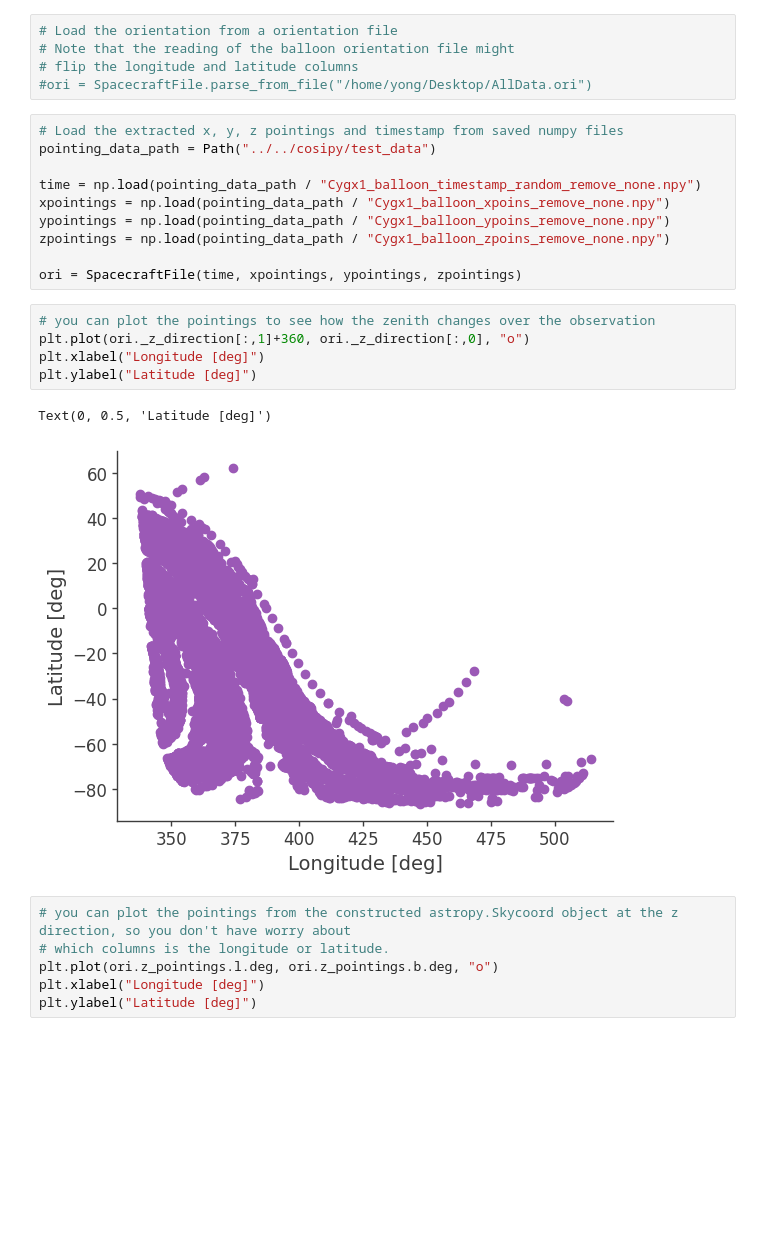
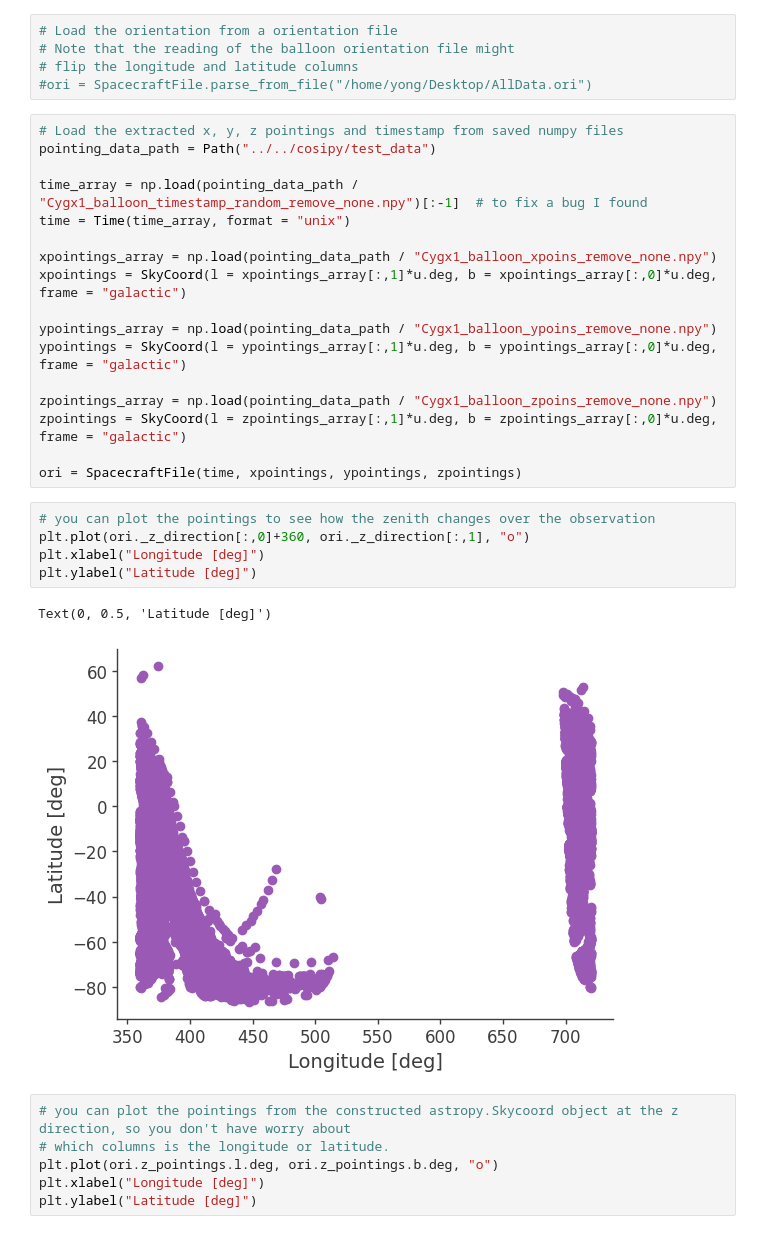
Before and after one commit to cositools/cosipy, a Jupyter notebook: docs/tutorials/Point_source_resonse.ipynb, the cells around one changed output. Drawn from its saved outputs; the diff is of its cells as text; blank space fills up the shorter version.

Commit message:
change input to objects instead of raw data, fix 3ML

```diff
--- a/docs/tutorials/Point_source_resonse.ipynb
+++ b/docs/tutorials/Point_source_resonse.ipynb
@@ -67,20 +50,27 @@ from cosipy.spacecraftfile import SpacecraftFile
 # Load the extracted x, y, z pointings and timestamp from saved numpy files
 pointing_data_path = Path("../../cosipy/test_data")
 
-time = np.load(pointing_data_path / "Cygx1_balloon_timestamp_random_remove_none.npy")
-xpointings = np.load(pointing_data_path / "Cygx1_balloon_xpoins_remove_none.npy")
-ypointings = np.load(pointing_data_path / "Cygx1_balloon_ypoins_remove_none.npy")
-zpointings = np.load(pointing_data_path / "Cygx1_balloon_zpoins_remove_none.npy")
+time_array = np.load(pointing_data_path / "Cygx1_balloon_timestamp_random_remove_none.npy")[:-1]  # to fix a bug I found
+time = Time(time_array, format = "unix")
+
+xpointings_array = np.load(pointing_data_path / "Cygx1_balloon_xpoins_remove_none.npy")
+xpointings = SkyCoord(l = xpointings_array[:,1]*u.deg, b = xpointings_array[:,0]*u.deg, frame = "galactic")
+
+ypointings_array = np.load(pointing_data_path / "Cygx1_balloon_ypoins_remove_none.npy")
+ypointings = SkyCoord(l = ypointings_array[:,1]*u.deg, b = ypointings_array[:,0]*u.deg, frame = "galactic")
+
+zpointings_array = np.load(pointing_data_path / "Cygx1_balloon_zpoins_remove_none.npy")
+zpointings = SkyCoord(l = zpointings_array[:,1]*u.deg, b = zpointings_array[:,0]*u.deg, frame = "galactic")
 
 ori = SpacecraftFile(time, xpointings, ypointings, zpointings)
 # %%
 # you can plot the pointings to see how the zenith changes over the observation
-plt.plot(ori._z_direction[:,1]+360, ori._z_direction[:,0], "o")
+plt.plot(ori._z_direction[:,0]+360, ori._z_direction[:,1], "o")
 plt.xlabel("Longitude [deg]")
 plt.ylabel("Latitude [deg]")
 # %% [output]
 Text(0, 0.5, 'Latitude [deg]')
-[figure, old version]
+[figure, new version]
 # %%
 # you can plot the pointings from the constructed astropy.Skycoord object at the z direction, so you don't have worry about
 # which columns is the longitude or latitude.
```
Also changed, not shown: parts of 3 cells of this notebook, 2 other files.
